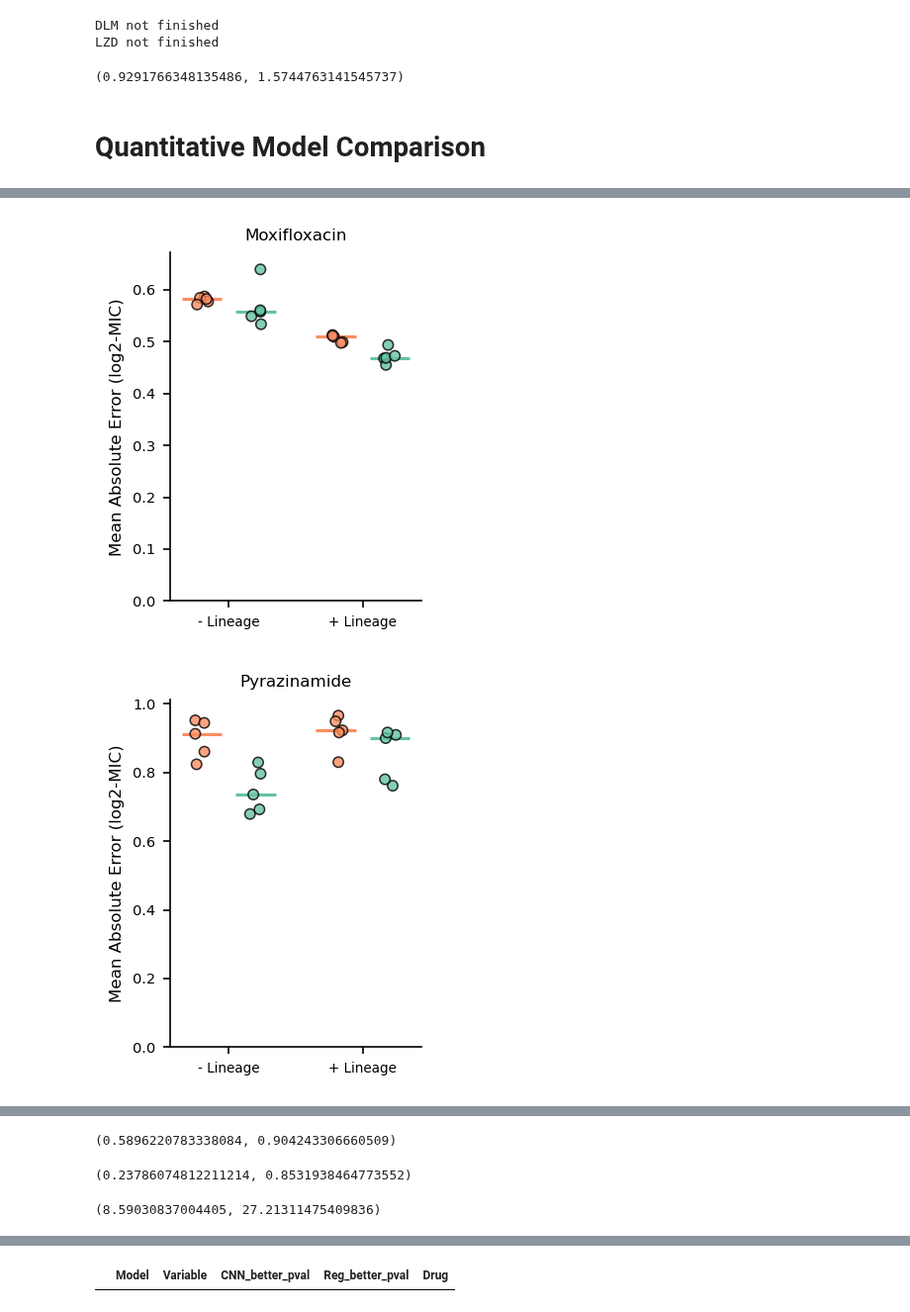
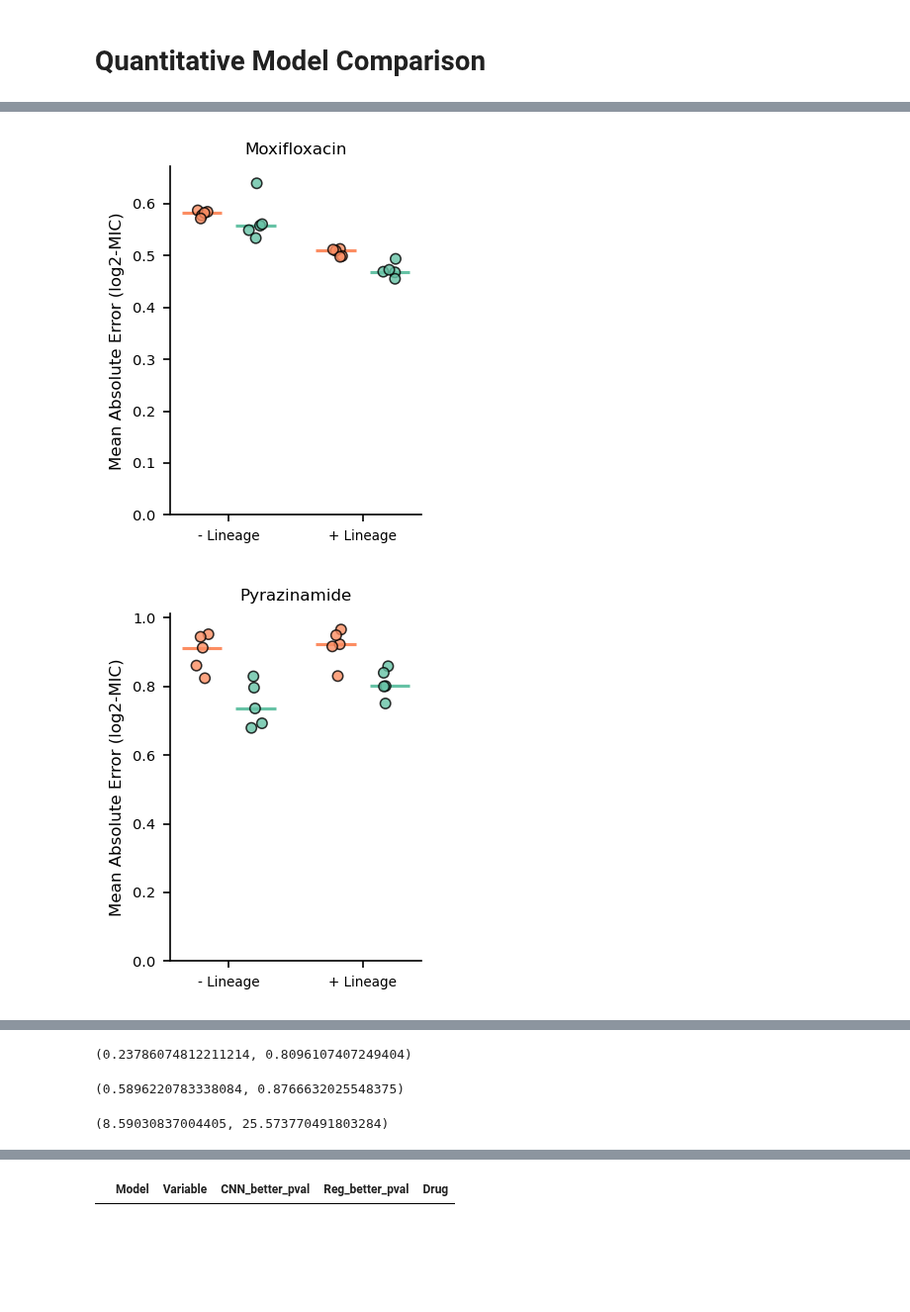
Before and after one commit to sanju99/MtbQuantCNN, a Jupyter notebook: analysis/performance_metrics.ipynb, the cells around one changed output, grey strips where cells are left out. Shown at 99% size. Drawn from its saved outputs; the diff is of its cells as text; code cells hidden in the pictures; blank space fills up the shorter version.

```diff
--- a/analysis/performance_metrics.ipynb
+++ b/analysis/performance_metrics.ipynb
@@ -65,8 +65,8 @@ def differences_significant_two_models(df, model_1, model_2, variable, regressio
     results_1 = df.query("Model==@model_type & Addl_Data==@model_1")[variable].values
     results_2 = df.query("Model==@model_type & Addl_Data==@model_2")[variable].values
 
-    return st.mannwhitneyu(results_1, results_2, alternative=direction)[1]
-    # return st.ttest_ind(results_1, results_2, alternative=direction, equal_var=False)[1]
+    # return st.mannwhitneyu(results_1, results_2, alternative=direction)[1]
+    return st.ttest_ind(results_1, results_2, alternative=direction, equal_var=False)[1]
 
 
 def differences_significant_CNN_Reg(df, model, variable, direction='two-sided'):
@@ -74,8 +74,8 @@ def differences_significant_CNN_Reg(df, model, variable, direction='two-sided'):
     results_1 = df.query("Model=='CNN' & Addl_Data==@model")[variable].values
     results_2 = df.query("Model=='Reg' & Addl_Data==@model")[variable].values
 
-    return st.mannwhitneyu(results_1, results_2, alternative=direction)[1]
-    # return st.ttest_ind(results_1, results_2, alternative=direction, equal_var=False)[1]
+    # return st.mannwhitneyu(results_1, results_2, alternative=direction)[1]
+    return st.ttest_ind(results_1, results_2, alternative=direction, equal_var=False)[1]
 
 model_loci = pd.read_csv("./data_processing/data_utils/drug_loci.csv")
 model_loci[['Start', 'End']] = model_loci[['Start', 'End']].astype(int)
@@ -117,36 +88,3 @@ isolate_variants = pd.read_csv(os.path.join(os.path.dirname(data_dir), "isolate_
-# %%
-AA_pred_change_dict = {}
-
-for drug in os.listdir(data_dir):
-
-    try:
-        if drug in ['MXF', 'BDQ', 'ETH']:
-            model_path = f"{drug}_lineage"
-        else:
-            model_path = drug
-
-        df_pred = pd.read_csv(os.path.join(results_dir, model_path, "test_predictions.csv"))
-        df_pred_AA = pd.read_csv(os.path.join(results_dir, f"{model_path}_amino_acid", "test_predictions.csv"))
-
-        df_combined = df_pred[['Isolate', 'y_pred', 'lower', 'upper', 'y_test']].merge(df_pred_AA[['Isolate', 'y_pred']].rename(columns={'y_pred': 'y_pred_AA'}), on='Isolate')
-        df_combined['y_pred_exp'] = np.exp2(df_combined['y_pred'])
-        df_combined['y_pred_AA_exp'] = np.exp2(df_combined['y_pred_AA'])
-
-        # df_combined['pred_diff'] = df_combined['y_pred_AA_exp'] - df_combined['y_pred_exp']
-        df_combined['fold_change'] = df_combined['y_pred_AA_exp'] / df_combined['y_pred_exp']
-
-        AA_pred_change_dict[drug] = df_combined['fold_change'].mean()
-        # AA_pred_change_dict[drug] = df_combined['pred_diff'].mean()
-
-    except:
-        print(f"{drug} not finished")
-# %% [output]
-DLM not finished
-LZD not finished
-# %%
-np.array(list(AA_pred_change_dict.values())).min(), np.array(list(AA_pred_change_dict.values())).max()
-# %% [output]
-(0.9291766348135486, 1.5744763141545737)
 # %% [markdown]
 # Quantitative Model Comparison
 # %%
@@ -386,12 +298,10 @@ df_results_combined = []
 df_pvals_combined = []
 
 for drug in os.listdir(data_dir):
-    try:
-        df_results, df_pvals = get_performance_comparison_CNN_Reg(drug, model_order=['- Lineage', '+ Lineage'], plot_col='Binned_MAE', plot=True)
-        df_results_combined.append(df_results)
-        df_pvals_combined.append(df_pvals)
-    except:
-        print(f"{drug} not finished")
+
+    df_results, df_pvals = get_performance_comparison_CNN_Reg(drug, model_order=['- Lineage', '+ Lineage'], plot_col='Binned_MAE', plot=True)
+    df_results_combined.append(df_results)
+    df_pvals_combined.append(df_pvals)
 
 df_results_combined = pd.concat(df_results_combined)
 df_pvals_combined = pd.concat(df_pvals_combined)
@@ -404,2 +314,2 @@ df_pvals_combined = pd.concat(df_pvals_combined)
-[figure, old version]
+[figure, new version]
-[figure, old version]
+[figure, new version]
@@ -417,15 +327,15 @@ CNN_error_summary['Doubling_Error'] = CNN_error_summary['Binned_MAE_exp'] / 2
 CNN_error_summary[['Drug', 'Binned_MAE', 'Binned_MAE_exp', 'Doubling_Error', 'Without_doubling']].to_csv("results/tables/CNN_average_performances.csv", index=False)
 # %%
 CNN_error_summary.sort_values(['Drug', 'Addl_Data'], ascending=[True, False]).to_csv("results/tables/model_performances.csv", index=False)
-# %%
-CNN_error_summary['Doubling_Error'].min(), CNN_error_summary['Doubling_Error'].max()
-# %% [output]
-(0.5896220783338084, 0.904243306660509)
 # %%
 CNN_error_summary['Binned_MAE'].min(), CNN_error_summary['Binned_MAE'].max()
 # %% [output]
-(0.23786074812211214, 0.8531938464773552)
+(0.23786074812211214, 0.8096107407249404)
+# %%
+CNN_error_summary['Doubling_Error'].min(), CNN_error_summary['Doubling_Error'].max()
+# %% [output]
+(0.5896220783338084, 0.8766632025548375)
 # %%
 CNN_error_summary['Without_doubling'].min(), CNN_error_summary['Without_doubling'].max()
 # %% [output]
-(8.59030837004405, 27.21311475409836)
+(8.59030837004405, 25.573770491803284)
```
Also changed, not shown: parts of 37 cells of this notebook, 51 other files.
